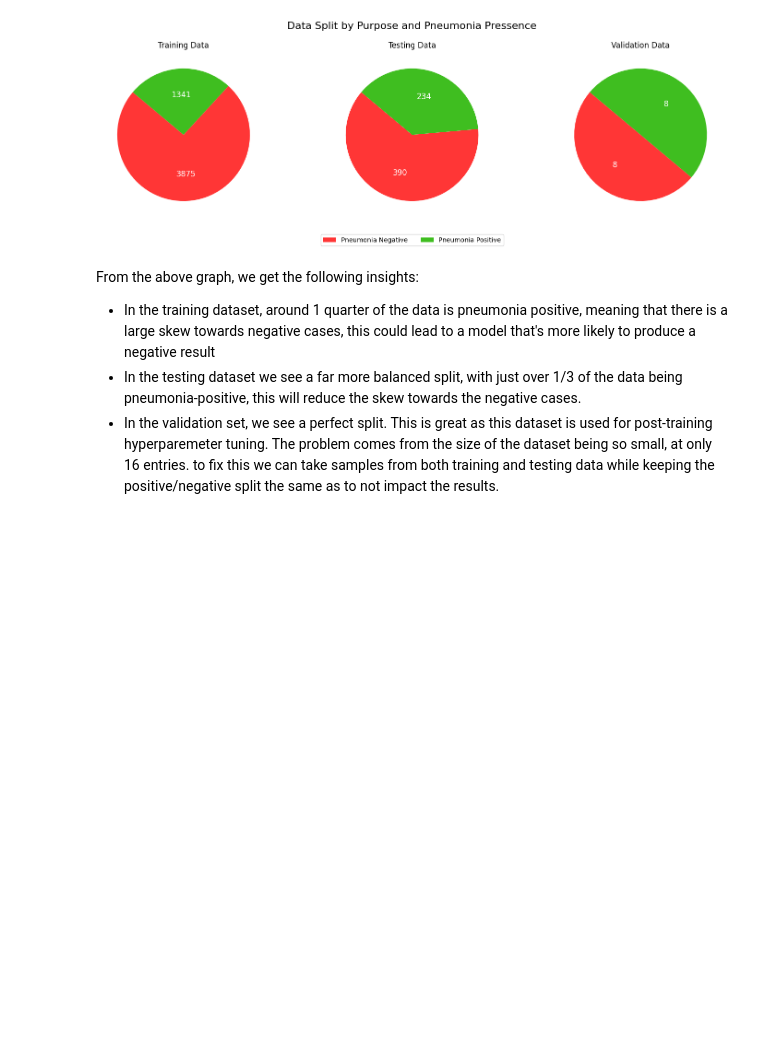
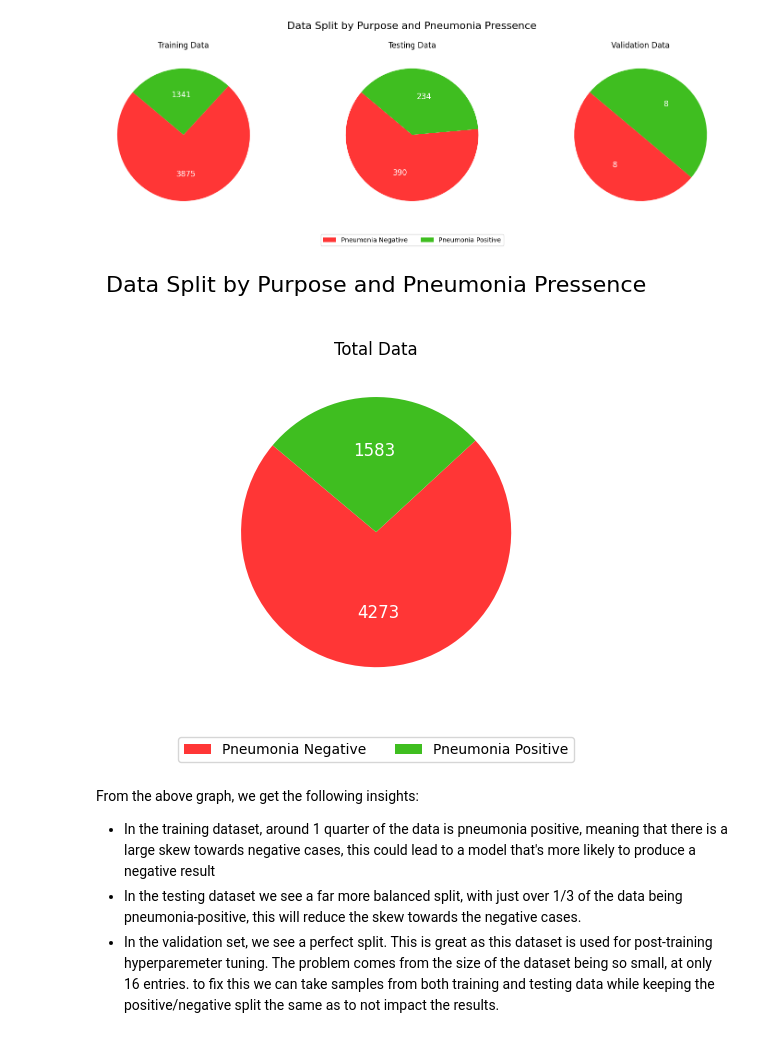
Before and after one commit to jdouglas7122a/data_mining_assessment_2, a Jupyter notebook: data_mining_assessment_2.ipynb, the cells around one changed output. Cells and saved outputs as stored; diff of their text form; code cells hidden in the pictures; blank space fills up the shorter version.

```diff
--- a/data_mining_assessment_2.ipynb
+++ b/data_mining_assessment_2.ipynb
@@ -174,10 +176,46 @@ def plot_data_split(image_dataset):
 
     # Show the plots
     plt.show()
+
+def plot_full_data(image_dataset):
+
+    data = [0,0]
+
+    data[0] += len(image_dataset['training']['pneumonia'])
+    data[1] += len(image_dataset['training']['normal'])
+
+    data[0] += len(image_dataset['testing']['pneumonia'])
+    data[1] += len(image_dataset['testing']['normal'])
+
+    data[0] += len(image_dataset['validation']['pneumonia'])
+    data[1] += len(image_dataset['validation']['normal'])
+
+
+    fig, axarr = plt.subplots(1, 1, figsize=(15, 5))
+
+    # Create each pie chart
+    create_pie_chart(axarr, data, 'Total Data')
+
+
+    # Set the figure title
+    plt.suptitle('Data Split by Purpose and Pneumonia Pressence', fontsize=16)
+
+    # Create a legend
+    plt.figlegend(['Pneumonia Negative', 'Pneumonia Positive'], loc='lower center', ncol=2)
+
+    # Adjust the layout
+    plt.tight_layout(rect=[0, 0.1, 1, 0.95])
+
+    # Show the plots
+    plt.show()
 # %%
 plot_data_split(image_dataset)
 # %% [output]
 [figure]
+# %%
+plot_full_data(image_dataset)
+# %% [output]
+[figure, added]
 # %% [markdown]
 From the above graph, we get the following insights:
 - In the training dataset, around 1 quarter of the data is pneumonia positive, meaning that there is a large skew towards negative cases, this could lead to a model that's more likely to produce a negative result
```
Also changed, not shown: parts of 10 cells of this notebook, 1 other file.
